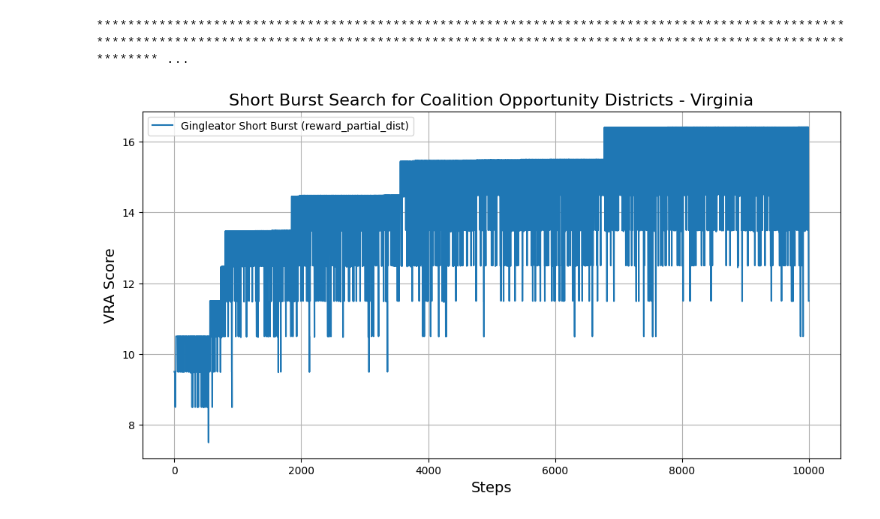
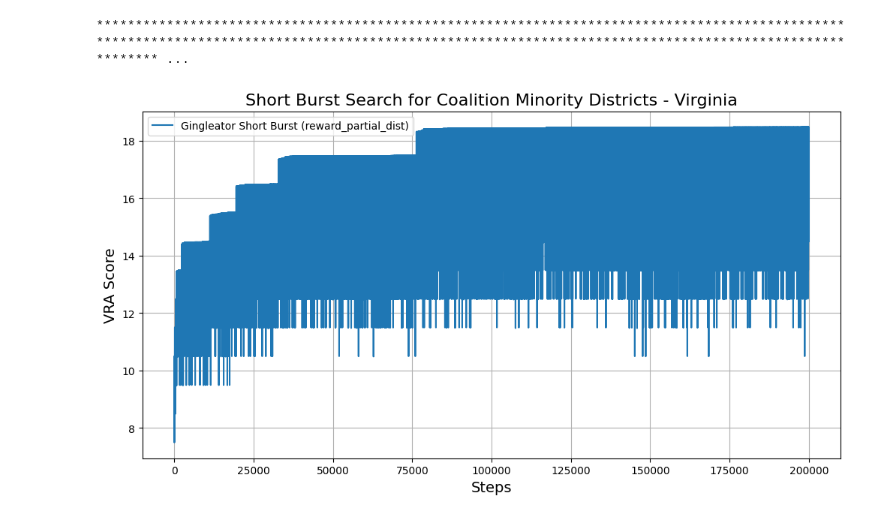
Before and after one commit to kevinzhong1219/virginia-redistricting-analysis, a Jupyter notebook: Final_Short-Burst.ipynb, the cells around one changed output. Drawn from its saved outputs; the diff is of its cells as text; code cells hidden in the pictures.

Commit message:
Added original map to histogram. Ran a longer short burst. Fixed the issue that missing one district.

```diff
--- a/Final_Short-Burst.ipynb
+++ b/Final_Short-Burst.ipynb
@@ -55,7 +55,7 @@ gingleator.init_minority_perc_col(
 )
 # %%
 # Run Short Bursts
-NUM_BURSTS = 1000
+NUM_BURSTS = 20000
 BURST_LENGTH = 10
 
 (best_partition, observed_scores) = gingleator.short_burst_run(
@@ -69,17 +69,17 @@ BURST_LENGTH = 10
 # %%
 # Plot results
 flattened_scores = observed_scores.flatten()
 
 fig, ax = plt.subplots(figsize=(12,6))
 plt.plot(flattened_scores, label="Gingleator Short Burst (reward_partial_dist)")
 plt.xlabel("Steps", fontsize=14)
 plt.ylabel("VRA Score", fontsize=14)
-plt.title("Short Burst Search for Coalition Opportunity Districts - Virginia", fontsize=16)
+plt.title("Short Burst Search for Coalition Minority Districts - Virginia", fontsize=16)
 plt.legend()
 plt.grid(True)
 plt.show()
 # %% [output]
-[figure, old version]
+[figure, new version]
 # %%
 # Print a final summary
 print(f"\nFinal Max Score Achieved: {np.max(flattened_scores):.2f}")
```
Also changed, not shown: parts of 1 cell of this notebook, 3 other files.
